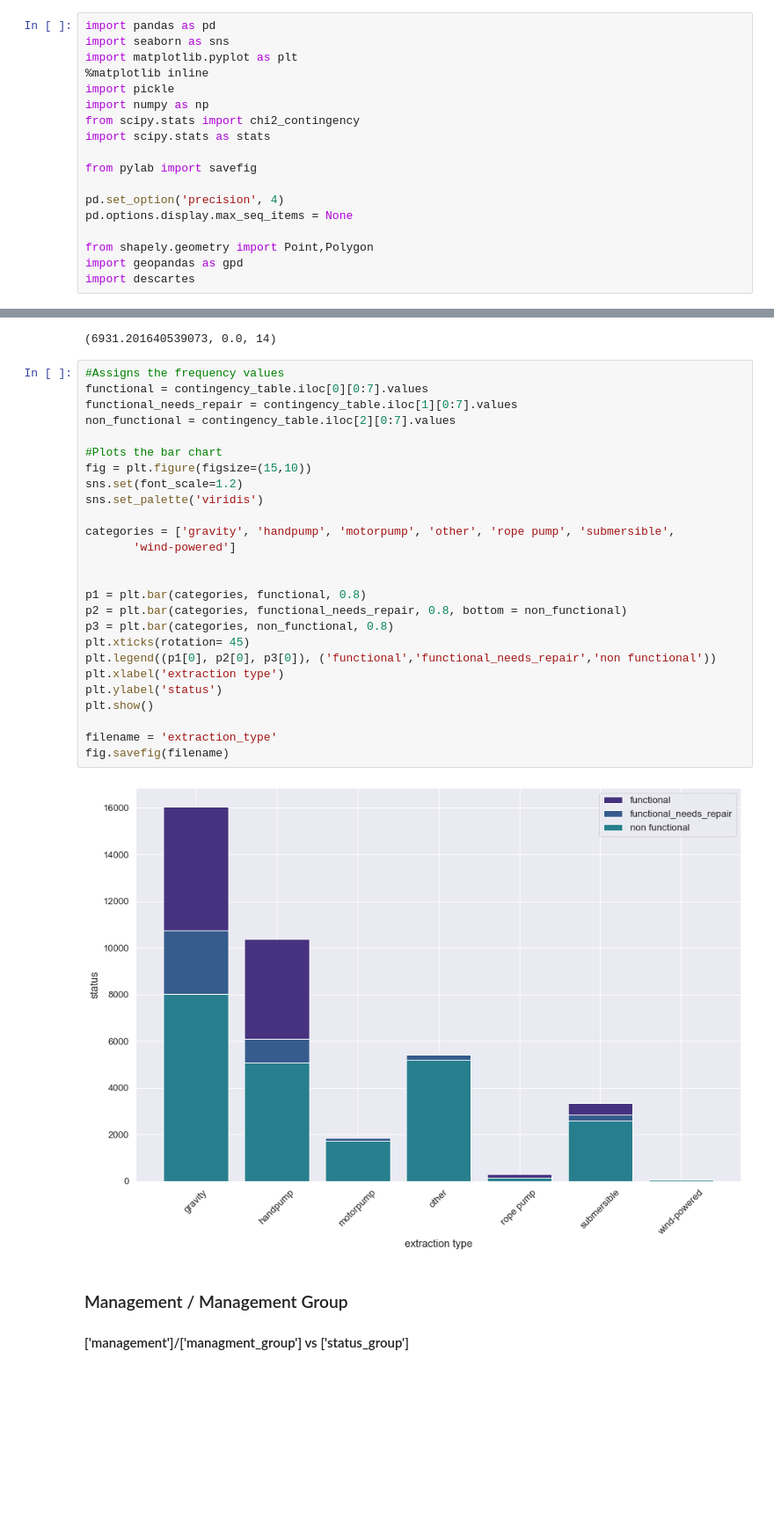
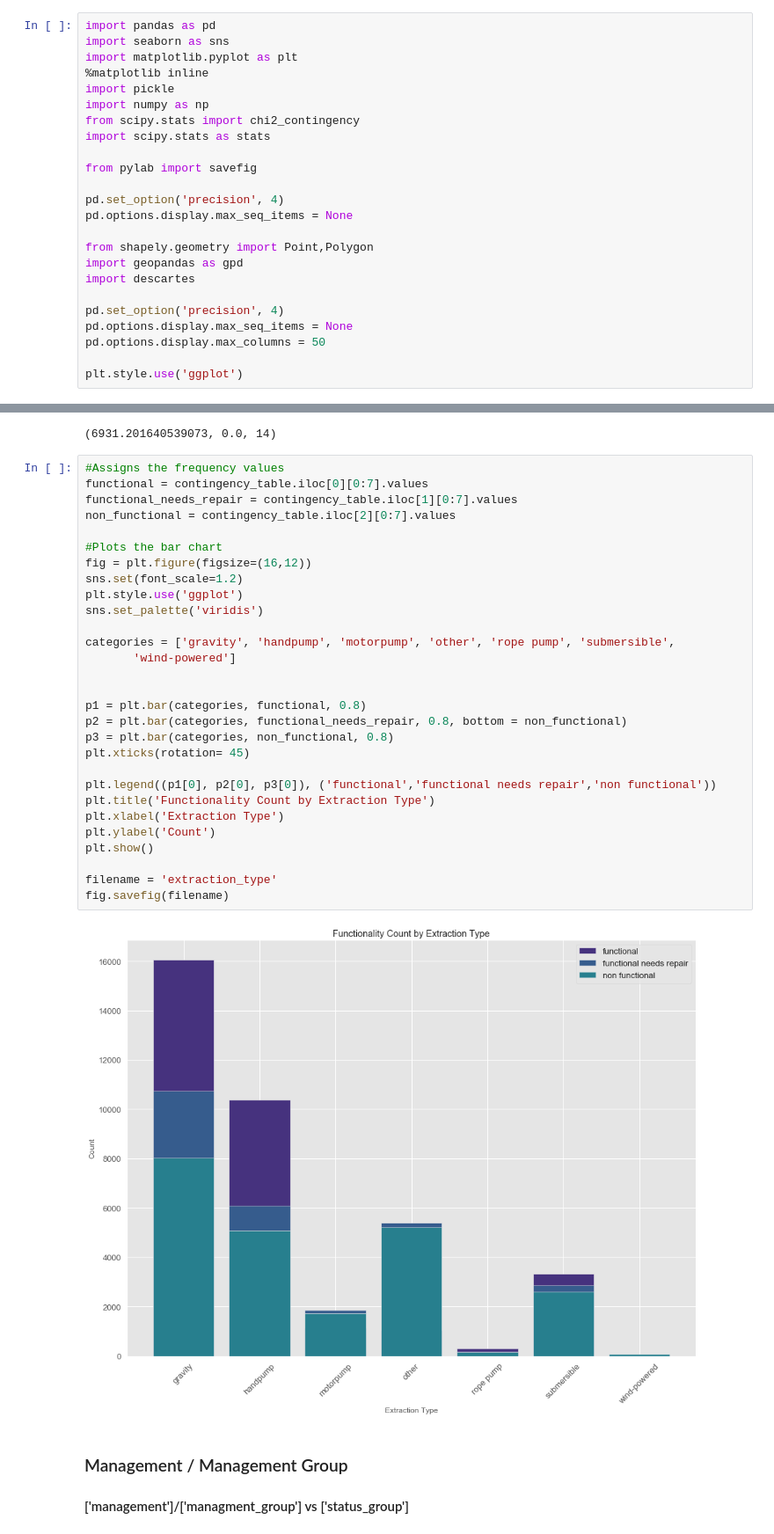
Before and after one commit to stereopickle/Tanzanian_water_pump_classificationn, a Jupyter notebook: Part_02_Exploritory_Data_Analysis.ipynb, the cells around one changed output, grey strips where cells are left out. Shown at 88% size. Cells and saved outputs as stored; diff of their text form; blank space fills up the shorter version.

```diff
--- a/Part_02_Exploritory_Data_Analysis.ipynb
+++ b/Part_02_Exploritory_Data_Analysis.ipynb
@@ -23,6 +23,12 @@ pd.options.display.max_seq_items = None
 from shapely.geometry import Point,Polygon
 import geopandas as gpd
 import descartes
+
+pd.set_option('precision', 4)
+pd.options.display.max_seq_items = None
+pd.options.display.max_columns = 50
+
+plt.style.use('ggplot')
 # %%
 df = pd.read_pickle('Pclean_df.pkl')
 # %% [markdown]
@@ -714,31 +729,34 @@ print(stats.chi2_contingency(f_obs)[0:3])
 # %%
 #Assigns the frequency values
 functional = contingency_table.iloc[0][0:7].values
 functional_needs_repair = contingency_table.iloc[1][0:7].values
 non_functional = contingency_table.iloc[2][0:7].values
 
 #Plots the bar chart
-fig = plt.figure(figsize=(15,10))
+fig = plt.figure(figsize=(16,12))
 sns.set(font_scale=1.2)
+plt.style.use('ggplot')
 sns.set_palette('viridis')
 
 categories = ['gravity', 'handpump', 'motorpump', 'other', 'rope pump', 'submersible',
        'wind-powered']
 
 
 p1 = plt.bar(categories, functional, 0.8)
 p2 = plt.bar(categories, functional_needs_repair, 0.8, bottom = non_functional)
 p3 = plt.bar(categories, non_functional, 0.8)
 plt.xticks(rotation= 45)
-plt.legend((p1[0], p2[0], p3[0]), ('functional','functional_needs_repair','non functional'))
-plt.xlabel('extraction type')
-plt.ylabel('status')
+
+plt.legend((p1[0], p2[0], p3[0]), ('functional','functional needs repair','non functional'))
+plt.title('Functionality Count by Extraction Type')
+plt.xlabel('Extraction Type')
+plt.ylabel('Count')
 plt.show()
 
 filename = 'extraction_type'
 fig.savefig(filename)
 # %% [output]
-[figure, old version]
+[figure, new version]
 # %% [markdown]
 ### Management / Management Group
 #### ['management']/['managment_group'] vs ['status_group']
```
Also changed, not shown: parts of 5 cells of this notebook, 16 other files.
